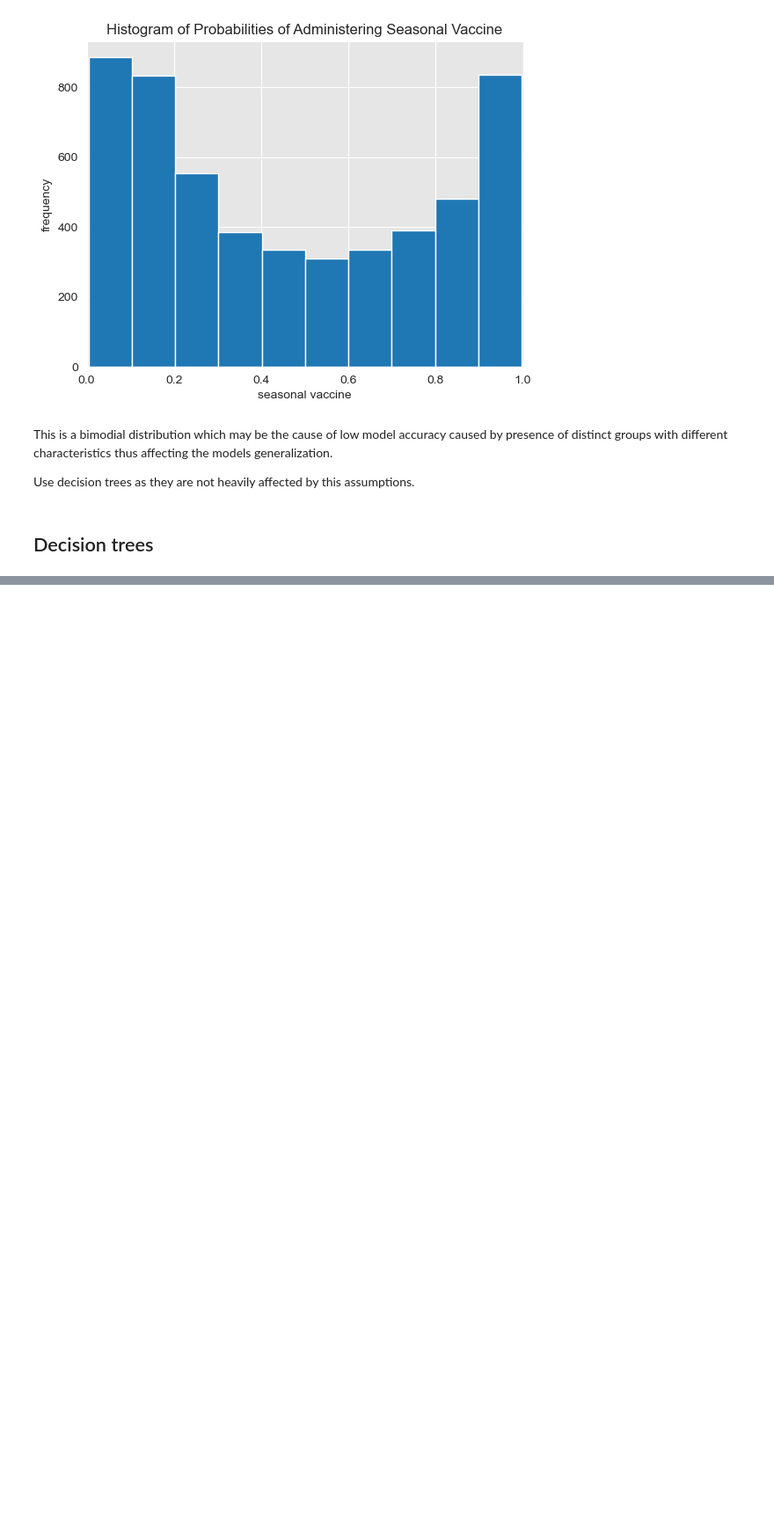
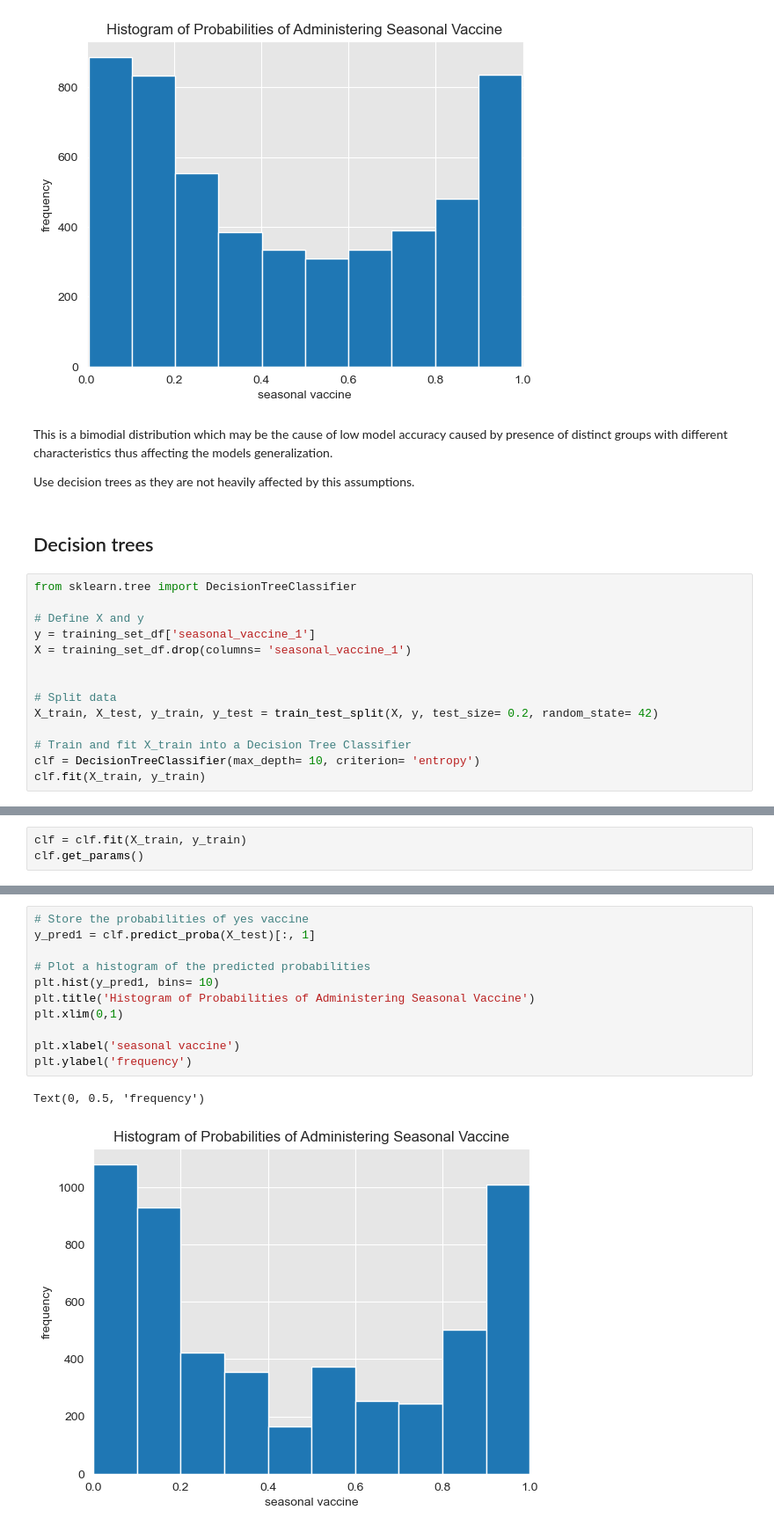
Before and after one commit to AwuorJ/Machine_Learning_Analysis_of_Gaps_in_Africas_Global_Health_Crisis_Response, a Jupyter notebook: workbook.ipynb, the cells around one changed output, grey strips where cells are left out. Shown at 88% size. Drawn from its saved outputs; the diff is of its cells as text; blank space fills up the shorter version.

```diff
--- a/workbook.ipynb
+++ b/workbook.ipynb
@@ -781,3 +782,17 @@ This is a bimodial distribution which may be the cause of low model accuracy cau
 Use decision trees as they are not heavily affected by this assumptions.
 # %% [markdown]
 ## Decision trees
+# %%
+from sklearn.tree import DecisionTreeClassifier
+
+# Define X and y
+y = training_set_df['seasonal_vaccine_1']
+X = training_set_df.drop(columns= 'seasonal_vaccine_1')
+
+
+# Split data
+X_train, X_test, y_train, y_test = train_test_split(X, y, test_size= 0.2, random_state= 42)
+
+# Train and fit X_train into a Decision Tree Classifier
+clf = DecisionTreeClassifier(max_depth= 10, criterion= 'entropy')
+clf.fit(X_train, y_train)
@@ -783,0 +801,3 @@ Use decision trees as they are not heavily affected by this assumptions.
+# %%
+clf = clf.fit(X_train, y_train)
+clf.get_params()
@@ -783,0 +857,14 @@ Use decision trees as they are not heavily affected by this assumptions.
+# %%
+# Store the probabilities of yes vaccine
+y_pred1 = clf.predict_proba(X_test)[:, 1]
+
+# Plot a histogram of the predicted probabilities
+plt.hist(y_pred1, bins= 10)
+plt.title('Histogram of Probabilities of Administering Seasonal Vaccine')
+plt.xlim(0,1)
+
+plt.xlabel('seasonal vaccine')
+plt.ylabel('frequency')
+# %% [output]
+Text(0, 0.5, 'frequency')
+[figure, added]
```
Also changed, not shown: parts of 14 cells of this notebook.
